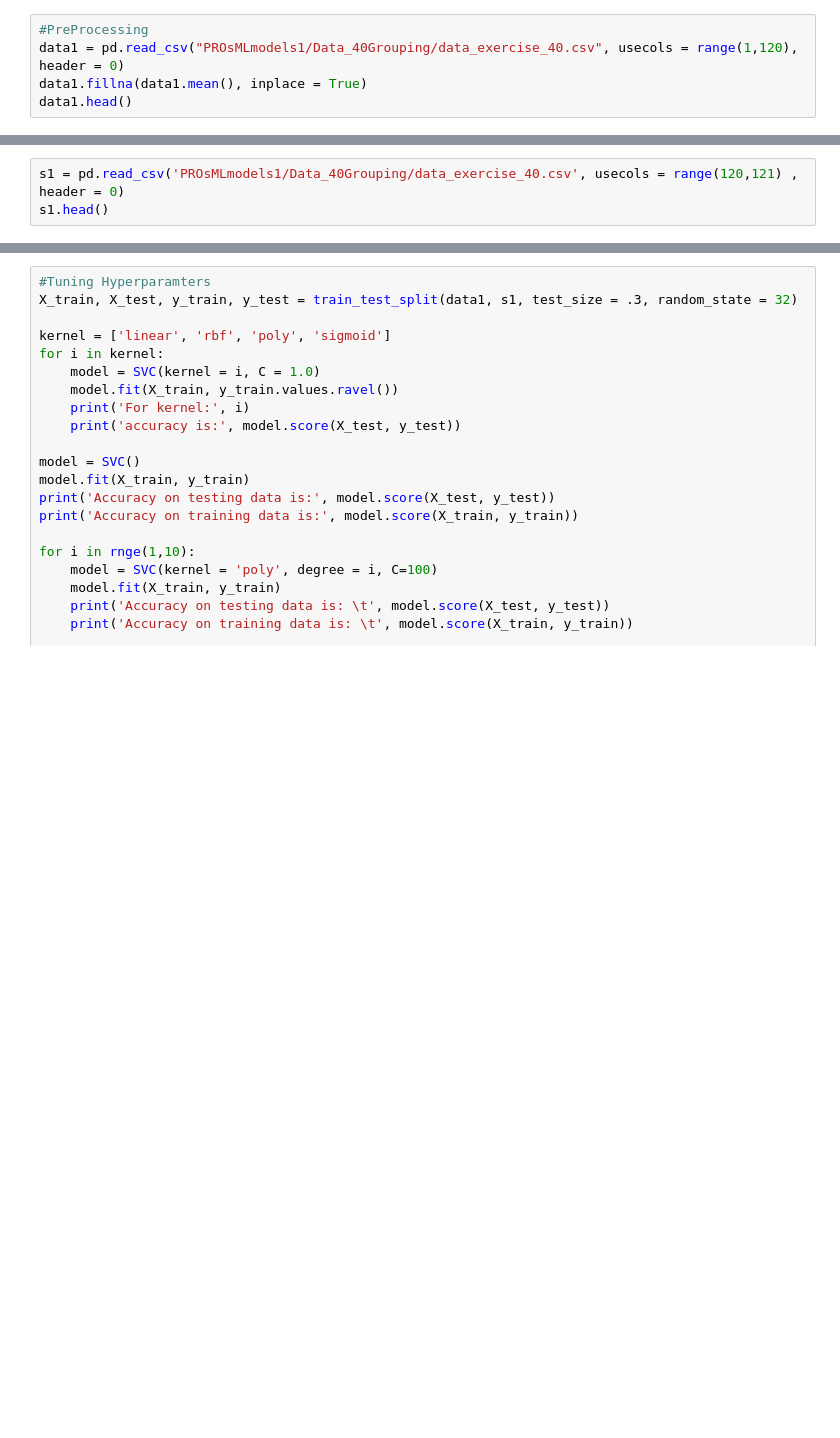
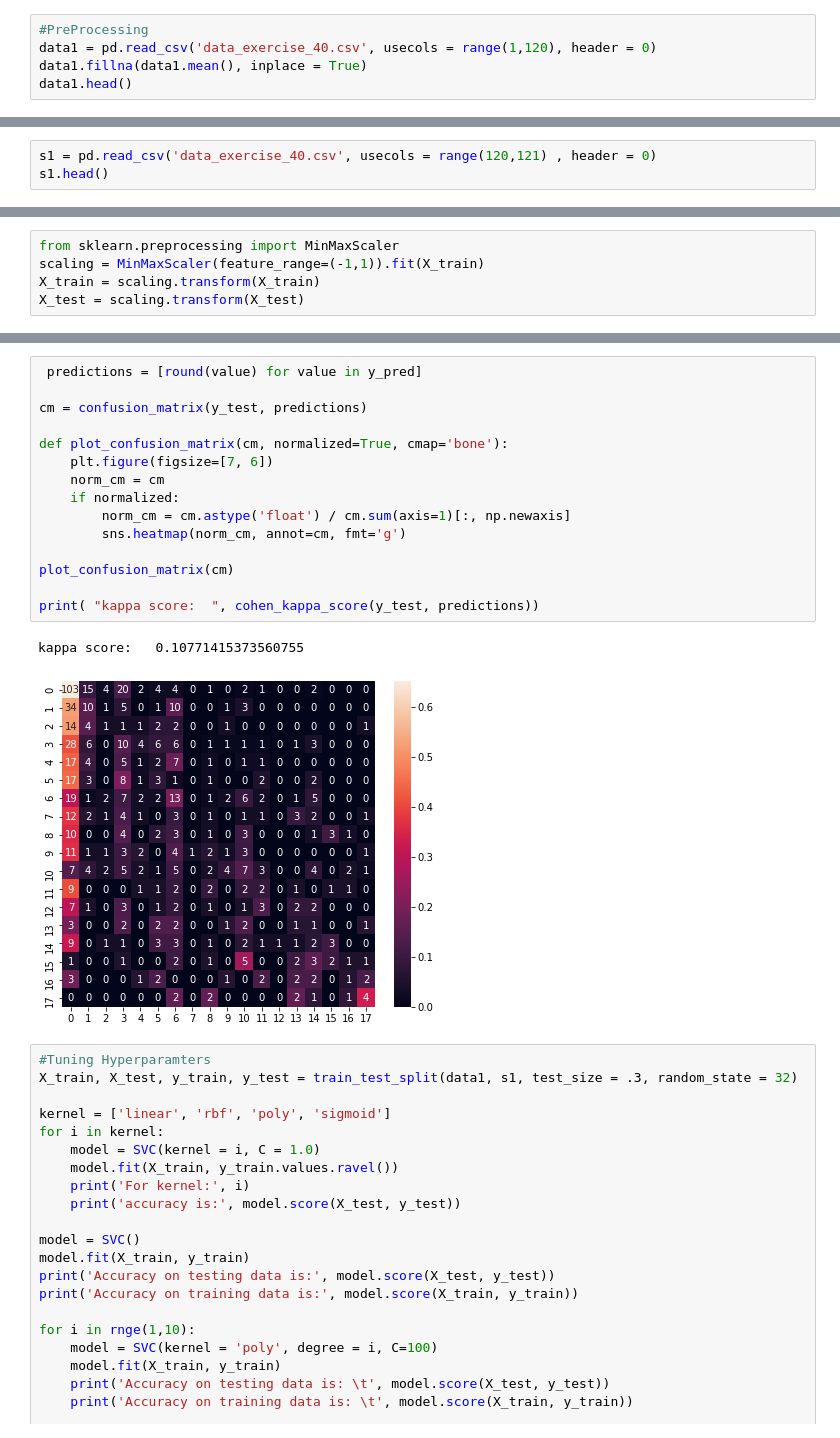
Before and after one commit to arahrooh31/MHealth-Heart-Disease-Tracking, a Jupyter notebook: data_exercise_svm.ipynb, the cells around one changed output, grey strips where cells are left out. Saved outputs shown, nothing was run; the diff lists cells and outputs as text; blank space fills up the shorter version.

```diff
--- a/data_exercise_svm.ipynb
+++ b/data_exercise_svm.ipynb
@@ -21,5 +29,5 @@ data.head()
 # %%
 #PreProcessing
-data1 = pd.read_csv("PROsMLmodels1/Data_40Grouping/data_exercise_40.csv", usecols = range(1,120), header = 0)
+data1 = pd.read_csv('data_exercise_40.csv', usecols = range(1,120), header = 0)
 data1.fillna(data1.mean(), inplace = True)
 data1.head()
@@ -28,3 +55,3 @@ data1.describe()
 # %%
-s1 = pd.read_csv('PROsMLmodels1/Data_40Grouping/data_exercise_40.csv', usecols = range(120,121) , header = 0)
+s1 = pd.read_csv('data_exercise_40.csv', usecols = range(120,121) , header = 0)
 s1.head()
@@ -38,3 +77,8 @@ print("y_test size ==>", y_test.shape)
+# %%
+from sklearn.preprocessing import MinMaxScaler
+scaling = MinMaxScaler(feature_range=(-1,1)).fit(X_train)
+X_train = scaling.transform(X_train)
+X_test = scaling.transform(X_test)
 # %%
 #Create SVM Classifier
 clf = svm.SVC(kernel = 'linear')
@@ -56,3 +119,21 @@ print('Recall:', metrics.recall_score(y_test, y_pred))
+# %%
+ predictions = [round(value) for value in y_pred]
+
+cm = confusion_matrix(y_test, predictions)
+
+def plot_confusion_matrix(cm, normalized=True, cmap='bone'):
+    plt.figure(figsize=[7, 6])
+    norm_cm = cm
+    if normalized:
+        norm_cm = cm.astype('float') / cm.sum(axis=1)[:, np.newaxis]
+        sns.heatmap(norm_cm, annot=cm, fmt='g')
+
+plot_confusion_matrix(cm)
+
+print( "kappa score:  ", cohen_kappa_score(y_test, predictions))
+# %% [output]
+kappa score:   0.10771415373560755
+[figure, added]
 # %%
 #Tuning Hyperparamters
 X_train, X_test, y_train, y_test = train_test_split(data1, s1, test_size = .3, random_state = 32)
```
Also changed, not shown: parts of 7 cells of this notebook, 9 other files.
